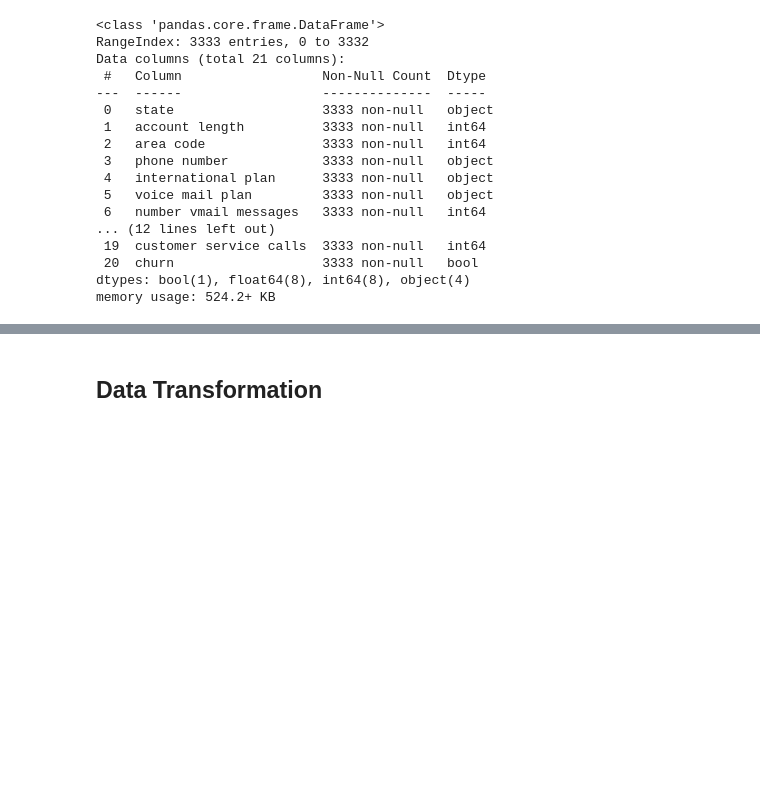
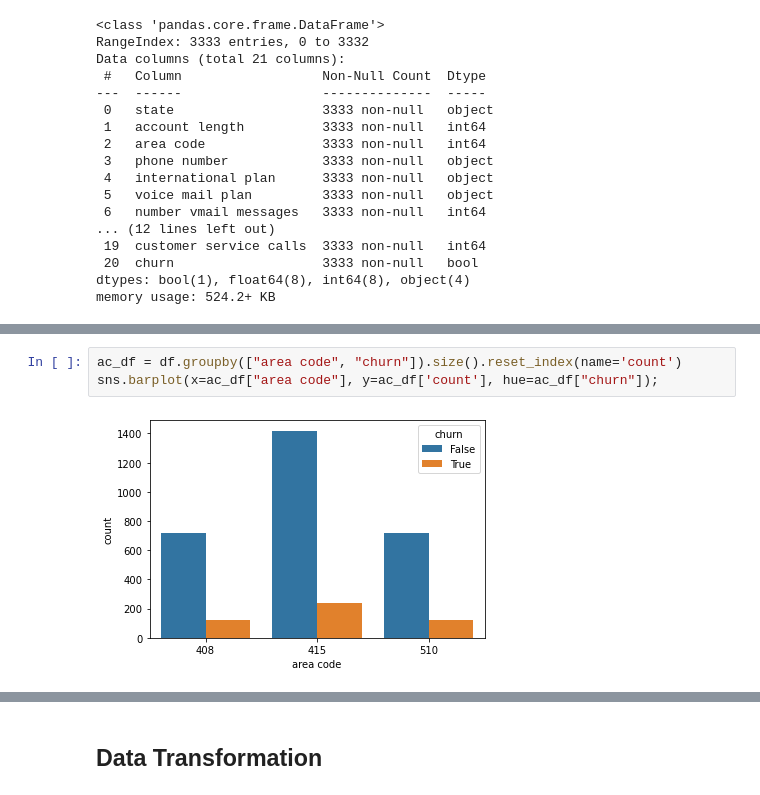
Before and after one commit to sammarder/dsc-phase-3-project, a Jupyter notebook: student.ipynb, the cells around one changed output, grey strips where cells are left out. Drawn from its saved outputs; the diff is of its cells as text; blank space fills up the shorter version.

```diff
--- a/student.ipynb
+++ b/student.ipynb
@@ -56,0 +92,5 @@ plt.scatter(df["total day charge"], df['churn'])
+# %%
+ac_df = df.groupby(["area code", "churn"]).size().reset_index(name='count')
+sns.barplot(x=ac_df["area code"], y=ac_df['count'], hue=ac_df["churn"]);
+# %% [output]
+[figure, added]
```
Also changed, not shown: parts of 31 cells of this notebook.
